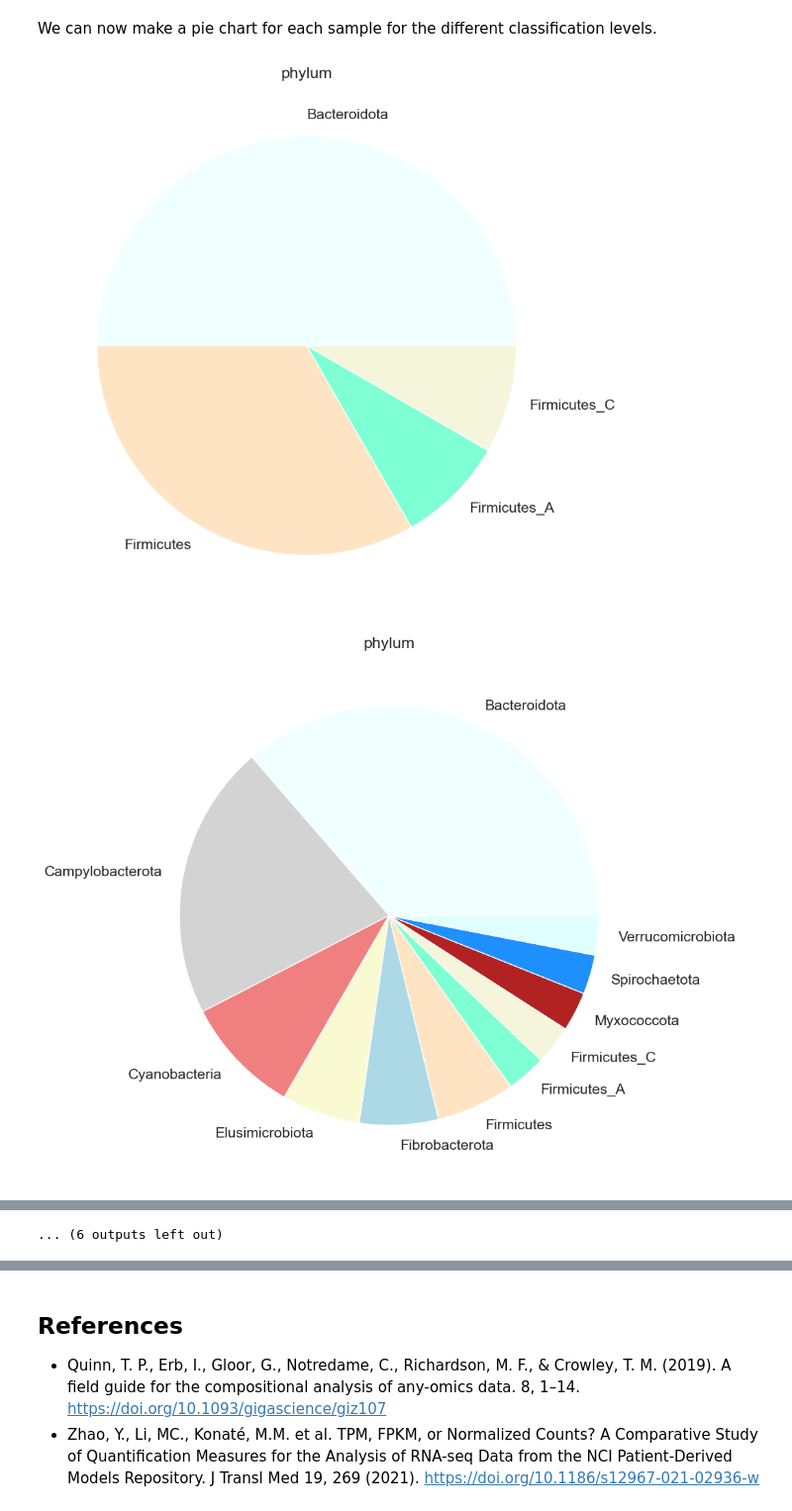
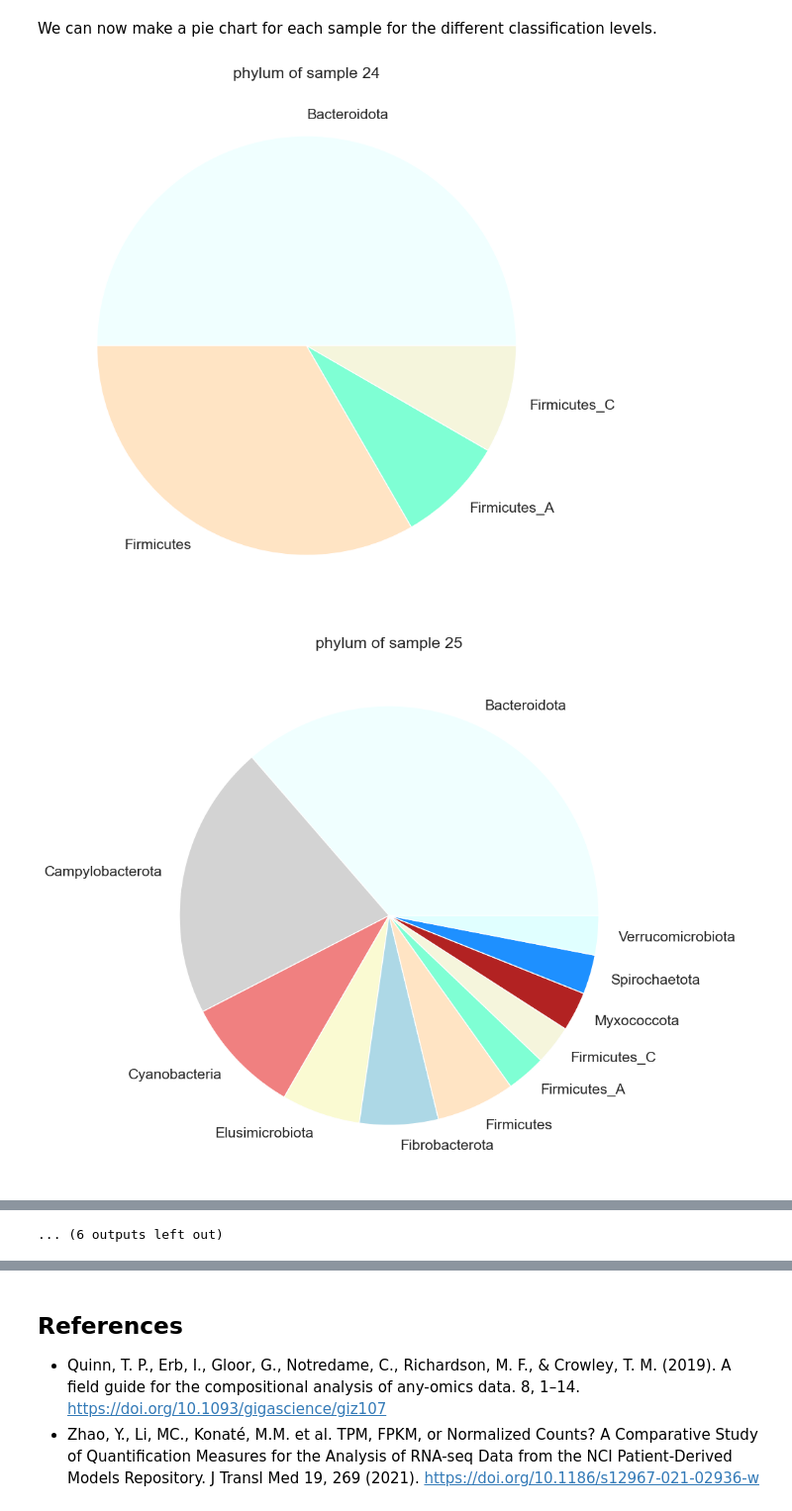
Before and after one commit to prince-ravi-leow/metagenomics-data-analysis, a Jupyter notebook: metagenomics_data_analysis.ipynb, the cells around one changed output, grey strips where cells are left out. Shown at 99% size. Drawn from its saved outputs; the diff is of its cells as text; code cells hidden in the pictures.

Commit message:
Added comments to plots, hid some plots

```diff
--- a/metagenomics_data_analysis.ipynb
+++ b/metagenomics_data_analysis.ipynb
@@ -531,26 +531,26 @@ We can now make a pie chart for each sample for the different classification lev
 # %%
 #Make pie-chart for each sample at a given classification level.
 def subplots(level = 1):
 
     items = [cc24, cc25, cc38] #Use the column counts for each sample
-
+    q_to_sample = {0: "of sample 24", 1: "of sample 25",2: "of sample 38"}
     for q in range(len(items)):
         plt.rcParams['font.size'] = '6'#Set font size
         fig, ax = plt.subplots(nrows=1, ncols=1, figsize=(10, 10)) #Make plot of size(10,10)
 
         lst = items[q] #Iterate trough each sample
         ax.pie(lst[level], #Use the given classification level
                   labels=lst[level].keys().sort_values(), #Use the sorted names for the level as labels.
                   colors=[list(mpl.colors.CSS4_COLORS.values())[j+2] for j in [name_dict[k] for k in sorted(lst[level].keys().to_list())]])
         #The line above is a bit complicated. It uses the name dict we made that can convert a name to an int.
         #It then uses that int to get a color by using the int as an index.
         #The colors are in a list given by matplotlib, which can be accessed by index
         #The offset (j+2) is set to make the colors more presentable
-        ax.set_title(lst[level].name)
+        ax.set_title(str(lst[level].name+" "+q_to_sample[q]))
         plt.savefig("Gtdbtk/plots/"+str(level)+"_"+str(q)+".png")
 
 for i in range(1,7):
     subplots(i)
 # %% [output]
-[figure, old version]
+[figure, new version]
-[figure, old version]
+[figure, new version]
```
Also changed, not shown: parts of 6 cells of this notebook, 19 other files.
